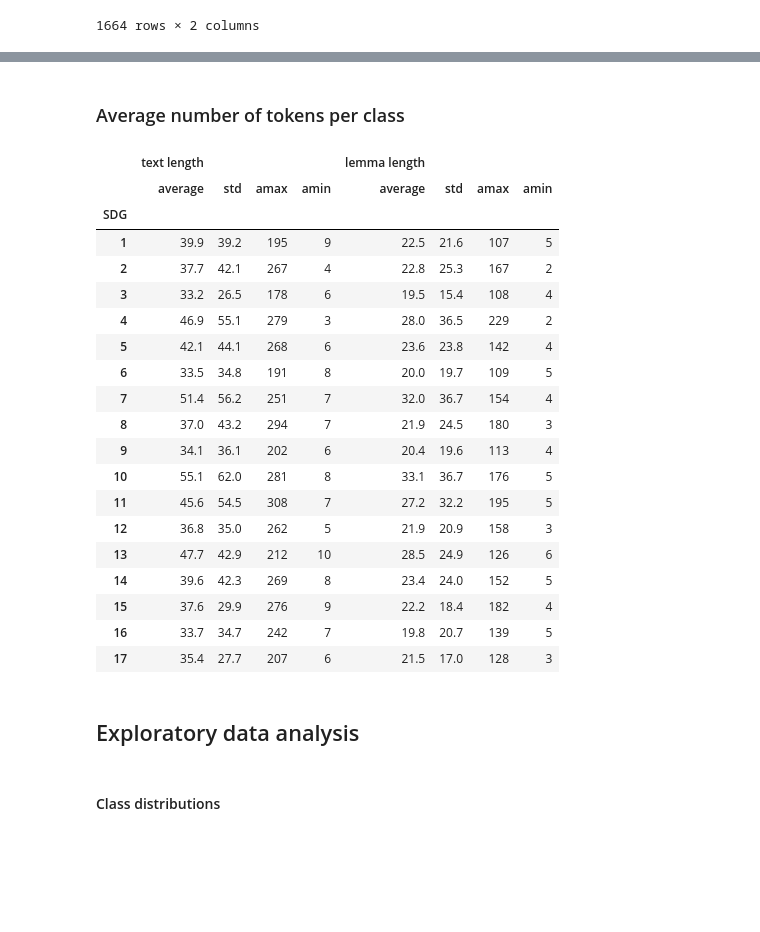
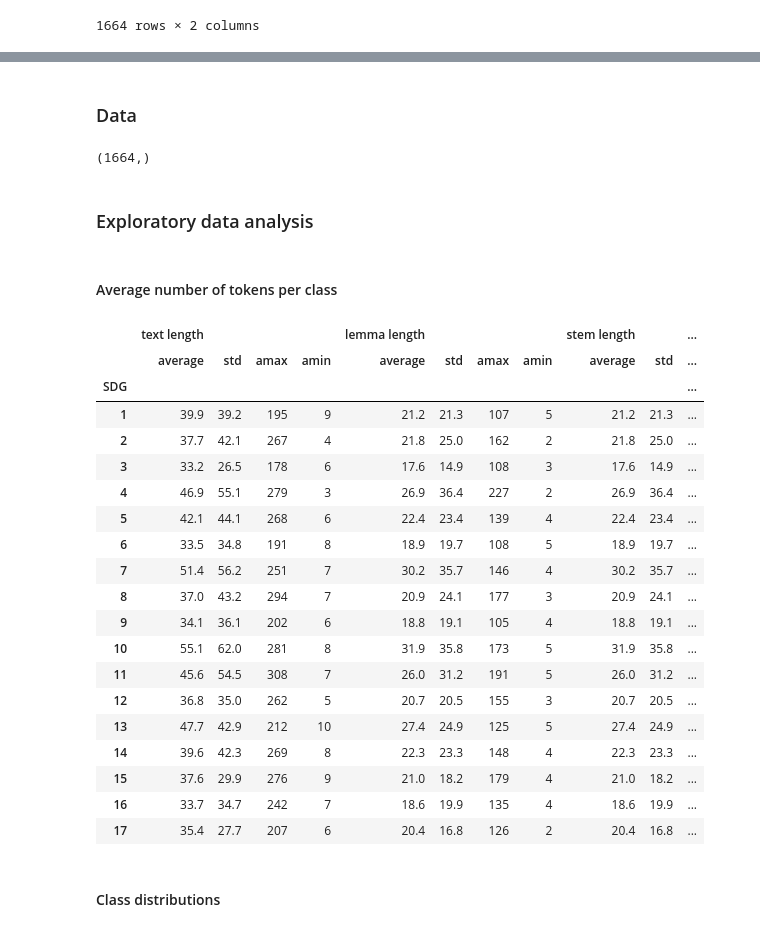
Before and after one commit to DelinteNicolas/TRAIL22-SDG, a Jupyter notebook: notebooks/Hammoudeh_ARIAC22_SDG.ipynb, the cells around one changed output, grey strips where cells are left out. Drawn from its saved outputs; the diff is of its cells as text; code cells hidden in the pictures; blank space fills up the shorter version.

```diff
--- a/notebooks/Hammoudeh_ARIAC22_SDG.ipynb
+++ b/notebooks/Hammoudeh_ARIAC22_SDG.ipynb
@@ -67,21 +69,30 @@ train_df
 import re
 import string
 import spacy
+from nltk.stem import PorterStemmer
+porter = PorterStemmer()
 
 def df_cleaning(df):
   # no capital letters
   df['cleaned']=df['text'].apply(lambda x: x.lower())
 
+  # remove punctuations
+  '''df['cleaned']=df['cleaned'].apply(lambda x: x.replace('sdg ','sdg_').replace('climate change','climate_change')
+  .replace('1','one').replace('2','two').replace('3','three').replace('4','four').replace('5','five').replace('6','six')
+  .replace('7','seven').replace('8','eight').replace('9','nine').replace('10','ten').replace('11','eleven').replace('12','twelve')
+  .replace('13','thirteen').replace('14','fourteen').replace('15','fifteen').replace('16','sixteen').replace('17','seventeen')
+                                    )'''
 
-  # remove punctuations
-  df['cleaned']=df['cleaned'].apply(lambda x: re.sub('[%s]' % re.escape(string.punctuation), '', x))
-
+  df['cleaned']=df['cleaned'].apply(lambda x: re.sub('[%s0-9]' % re.escape(string.punctuation), '', x))
 
   # Loading model
   nlp = spacy.load('en_core_web_sm',disable=['parser', 'ner'])
 
   # Lemmatization with stopwords removal
   df['lemmatized']=df['cleaned'].apply(lambda x: ' '.join([token.lemma_ for token in list(nlp(x)) if (token.is_stop==False)]))
+
+  # Stem and remove numbers
+  df['stemmed']=df['lemmatized'].apply(lambda x: ' '.join([porter.stem(token) for token in x.split() if not token.isnumeric() ]))
   return df
 # %%
 train_df = df_cleaning(train_df)
@@ -104,0 +116,12 @@ train_df
+# %% [markdown]
+### Data
+# %%
+import numpy as np
+
+#condition = (train_df['SDG']!=17) & (train_df['SDG']!=16)
+train_corpus =list(train_df['stemmed'])#[condition])#lemmatized
+Y_train = train_df['SDG']#[condition]
+Y_train_arr = np.array(Y_train)
+Y_train_arr.shape
+# %% [output]
+(1664,)
@@ -105,40 +134,38 @@ train_df
+# %% [markdown]
+### Exploratory data analysis
 # %% [markdown]
-### Average number of tokens per class
+#### Average number of tokens per class
 # %%
 import numpy as np
 
-#train_df['text length'] = train_df['text'].apply(lambda x: len(x.split()))
-#train_df_grouped_len= train_df[['SDG','text length']].groupby(by='SDG').agg([np.average, np.std, np.max,np.min]).round(1)
-
 train_df['text length'] = train_df['text'].apply(lambda x: len(x.split()))
 train_df['lemma length'] = train_df['lemmatized'].apply(lambda x: len(x.split()))
+train_df['stem length'] = train_df['stemmed'].apply(lambda x: len(x.split()))
 
-train_df_grouped_len= train_df[['SDG','text length','lemma length']].groupby(by='SDG').agg([np.average, np.std, np.max,np.min]).round(1)
+train_df_grouped_len= train_df[['SDG','text length','lemma length','stem length']].groupby(by='SDG').agg([np.average, np.std, np.max,np.min]).round(1)
 
 train_df_grouped_len
 # %% [output]
-|  | text length |  |  |  | lemma length |  |  |  |
-|  | average | std | amax | amin | average | std | amax | amin |
-| SDG |  |  |  |  |  |  |  |  |
-| 1 | 39.9 | 39.2 | 195 | 9 | 22.5 | 21.6 | 107 | 5 |
-| 2 | 37.7 | 42.1 | 267 | 4 | 22.8 | 25.3 | 167 | 2 |
-| 3 | 33.2 | 26.5 | 178 | 6 | 19.5 | 15.4 | 108 | 4 |
-| 4 | 46.9 | 55.1 | 279 | 3 | 28.0 | 36.5 | 229 | 2 |
-| 5 | 42.1 | 44.1 | 268 | 6 | 23.6 | 23.8 | 142 | 4 |
-| 6 | 33.5 | 34.8 | 191 | 8 | 20.0 | 19.7 | 109 | 5 |
-| 7 | 51.4 | 56.2 | 251 | 7 | 32.0 | 36.7 | 154 | 4 |
-| 8 | 37.0 | 43.2 | 294 | 7 | 21.9 | 24.5 | 180 | 3 |
-| 9 | 34.1 | 36.1 | 202 | 6 | 20.4 | 19.6 | 113 | 4 |
-| 10 | 55.1 | 62.0 | 281 | 8 | 33.1 | 36.7 | 176 | 5 |
-| 11 | 45.6 | 54.5 | 308 | 7 | 27.2 | 32.2 | 195 | 5 |
-| 12 | 36.8 | 35.0 | 262 | 5 | 21.9 | 20.9 | 158 | 3 |
-| 13 | 47.7 | 42.9 | 212 | 10 | 28.5 | 24.9 | 126 | 6 |
-| 14 | 39.6 | 42.3 | 269 | 8 | 23.4 | 24.0 | 152 | 5 |
-| 15 | 37.6 | 29.9 | 276 | 9 | 22.2 | 18.4 | 182 | 4 |
-| 16 | 33.7 | 34.7 | 242 | 7 | 19.8 | 20.7 | 139 | 5 |
-| 17 | 35.4 | 27.7 | 207 | 6 | 21.5 | 17.0 | 128 | 3 |
+|  | text length |  |  |  | lemma length |  |  |  | stem length |  | ... |
+|  | average | std | amax | amin | average | std | amax | amin | average | std | ... |
+| SDG |  |  |  |  |  |  |  |  |  |  | ... |
+| 1 | 39.9 | 39.2 | 195 | 9 | 21.2 | 21.3 | 107 | 5 | 21.2 | 21.3 | ... |
+| 2 | 37.7 | 42.1 | 267 | 4 | 21.8 | 25.0 | 162 | 2 | 21.8 | 25.0 | ... |
+| 3 | 33.2 | 26.5 | 178 | 6 | 17.6 | 14.9 | 108 | 3 | 17.6 | 14.9 | ... |
+| 4 | 46.9 | 55.1 | 279 | 3 | 26.9 | 36.4 | 227 | 2 | 26.9 | 36.4 | ... |
+| 5 | 42.1 | 44.1 | 268 | 6 | 22.4 | 23.4 | 139 | 4 | 22.4 | 23.4 | ... |
+| 6 | 33.5 | 34.8 | 191 | 8 | 18.9 | 19.7 | 108 | 5 | 18.9 | 19.7 | ... |
+| 7 | 51.4 | 56.2 | 251 | 7 | 30.2 | 35.7 | 146 | 4 | 30.2 | 35.7 | ... |
+| 8 | 37.0 | 43.2 | 294 | 7 | 20.9 | 24.1 | 177 | 3 | 20.9 | 24.1 | ... |
+| 9 | 34.1 | 36.1 | 202 | 6 | 18.8 | 19.1 | 105 | 4 | 18.8 | 19.1 | ... |
+| 10 | 55.1 | 62.0 | 281 | 8 | 31.9 | 35.8 | 173 | 5 | 31.9 | 35.8 | ... |
+| 11 | 45.6 | 54.5 | 308 | 7 | 26.0 | 31.2 | 191 | 5 | 26.0 | 31.2 | ... |
+| 12 | 36.8 | 35.0 | 262 | 5 | 20.7 | 20.5 | 155 | 3 | 20.7 | 20.5 | ... |
+| 13 | 47.7 | 42.9 | 212 | 10 | 27.4 | 24.9 | 125 | 5 | 27.4 | 24.9 | ... |
+| 14 | 39.6 | 42.3 | 269 | 8 | 22.3 | 23.3 | 148 | 4 | 22.3 | 23.3 | ... |
+| 15 | 37.6 | 29.9 | 276 | 9 | 21.0 | 18.2 | 179 | 4 | 21.0 | 18.2 | ... |
+| 16 | 33.7 | 34.7 | 242 | 7 | 18.6 | 19.9 | 135 | 4 | 18.6 | 19.9 | ... |
+| 17 | 35.4 | 27.7 | 207 | 6 | 20.4 | 16.8 | 126 | 2 | 20.4 | 16.8 | ... |
-# %% [markdown]
-## Exploratory data analysis
 # %% [markdown]
 #### Class distributions
 # %%
```
Also changed, not shown: parts of 30 cells of this notebook.
